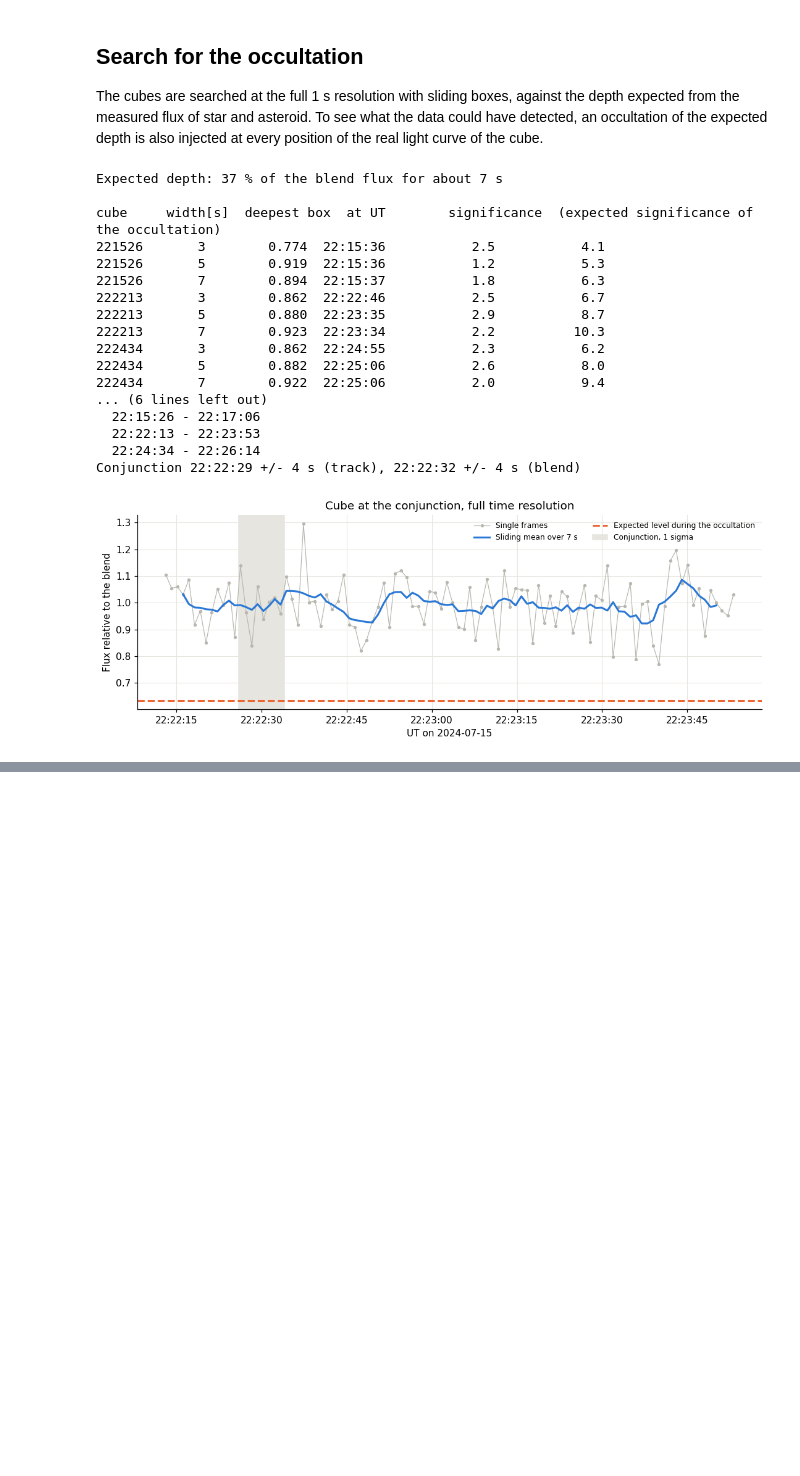
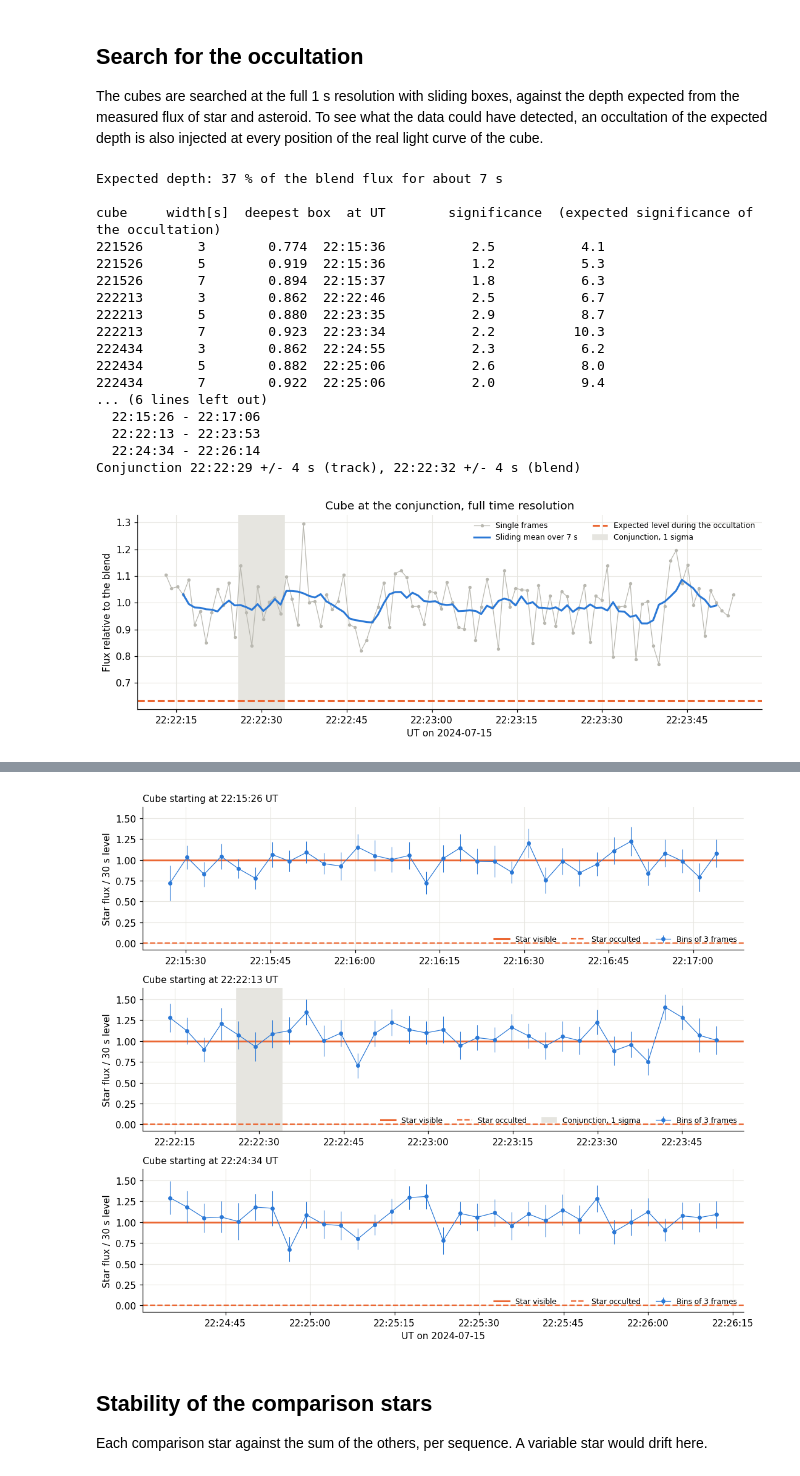
Before and after one commit to Lechtl/occultation, a Jupyter notebook: stacking and light curve.ipynb, the cells around one changed output, grey strips where cells are left out. Cells and saved outputs as stored; diff of their text form; code cells hidden in the pictures; blank space fills up the shorter version.

```diff
--- a/stacking and light curve.ipynb
+++ b/stacking and light curve.ipynb
@@ -871,0 +958,53 @@ C5 G = 14.29: scatter over the night 0.058 mag, median formal error 0.043 mag
+# %%
+def star_series(name):
+    """Star relative to the 30 s level, for every single frame of a sequence."""
+    m = frame_table['seq'] == name
+    return (per_frame_ratio(name) - asteroid_in_aperture(frame_table['mjd'][m])) / ratio_star, frame_table['mjd'][m]
+
+
+print('cube     width[s]  deepest star level  at UT      significance   significance if the star were gone')
+for name in EVENT_CUBES:
+    series, mjd = star_series(name)
+    level, spread = np.mean(series), np.std(series)
+    for width in (1, 2, 3, 5, 7):
+        box = np.convolve(series, np.ones(width) / width, mode='valid')
+        best = box.argmin()
+        print(f"{name}  {width:6d}  {box[best]:18.2f}  {to_datetime(mjd[best + width // 2]).strftime('%H:%M:%S')}  {(level - box[best]) / (spread / np.sqrt(width)):10.1f}  {level / (spread / np.sqrt(width)):10.1f}")
+
+series, mjd = star_series('222213')
+level, spread = np.mean(series), np.std(series)
+print(f"\nStar in cube 222213: mean level {level:.2f}, scatter per frame {spread:.2f} (expected from the blend: {spread * ratio_star / ratio_plateau:.3f} of the blend)")
+print('Star level around the conjunction:')
+for centre in (mjd_conjunction, mjd_blend, 60506 + (22 + 22 / 60 + 25 / 3600) / 24):
+    near = np.abs(mjd - centre) * 86400 <= 3.5
+    print(f"  {to_datetime(centre).strftime('%H:%M:%S')} +/- 3.5 s: {series[near].mean():.2f} +/- {spread / np.sqrt(near.sum()):.2f} ({near.sum()} frames)")
+
+# Injection at the level of the star: remove the star completely for a few frames
+print('\nInjected: star removed completely, recovered at >= 5 sigma')
+for width in (2, 3, 5, 7):
+    found = []
+    for start in range(len(series) - width + 1):
+        test = series.copy()
+        test[start:start + width] -= level
+        box = np.convolve(test, np.ones(width) / width, mode='valid')
+        found.append((level - box[start]) / (np.std(series) / np.sqrt(width)) >= 5)
+    print(f"  {width} frames: {np.mean(found) * 100:.0f} %")
+
+fig, axes = plt.subplots(3, 1, figsize=(10, 8.5), sharey=True)
+for name, ax in zip(EVENT_CUBES, axes):
+    m = event & (stack_table['seq'] == name)
+    start = frame_times(next(s for s in sequences if s['name'] == name))[0]
+    ax.axhline(1, color=ORANGE, lw=2, label='Star visible')
+    ax.axhline(0, color=ORANGE, lw=1.5, ls='--', label='Star occulted')
+    ax.errorbar(times[m], stack_table['star_relative'][m], yerr=stack_table['star_relative_err'][m], fmt='o-', ms=3.5, lw=0.8, color=BLUE, elinewidth=0.7, label=f'Bins of {N_EVENT} frames')
+    if start < mjd_conjunction < start + 102 / 86400:
+        ax.axvspan(to_datetime(mjd_conjunction - sigma_conjunction / 86400), to_datetime(mjd_conjunction + sigma_conjunction / 86400), color='#e6e5e0', zorder=0, label='Conjunction, 1 sigma')
+    ax.xaxis.set_major_formatter(mdates.DateFormatter('%H:%M:%S'))
+    ax.set_ylabel('Star flux / 30 s level')
+    ax.set_title(f'Cube starting at {to_datetime(start).strftime("%H:%M:%S")} UT', loc='left', fontsize=10)
+    ax.legend(frameon=False, ncols=4, fontsize=8, loc='lower right')
+axes[-1].set_xlabel('UT on 2024-07-15')
+fig.tight_layout()
+fig.savefig('lightcurve_star_event_cubes.png', dpi=200)
+plt.show()
+# %% [output]
@@ -871,0 +1028,4 @@ C5 G = 14.29: scatter over the night 0.058 mag, median formal error 0.043 mag
+[figure, added]
+# %% [markdown]
+## Stability of the comparison stars
+Each comparison star against the sum of the others, per sequence. A variable star would drift here.
```
Also changed, not shown: parts of 7 cells of this notebook, 6 other files.
